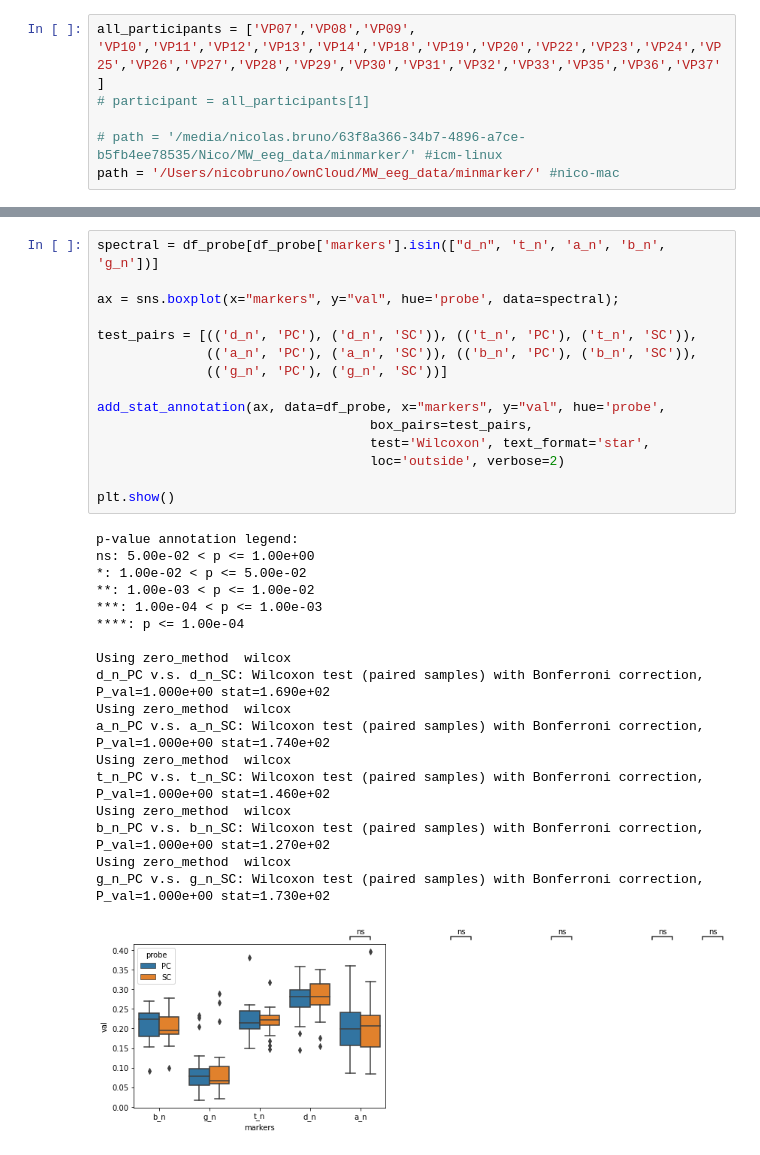
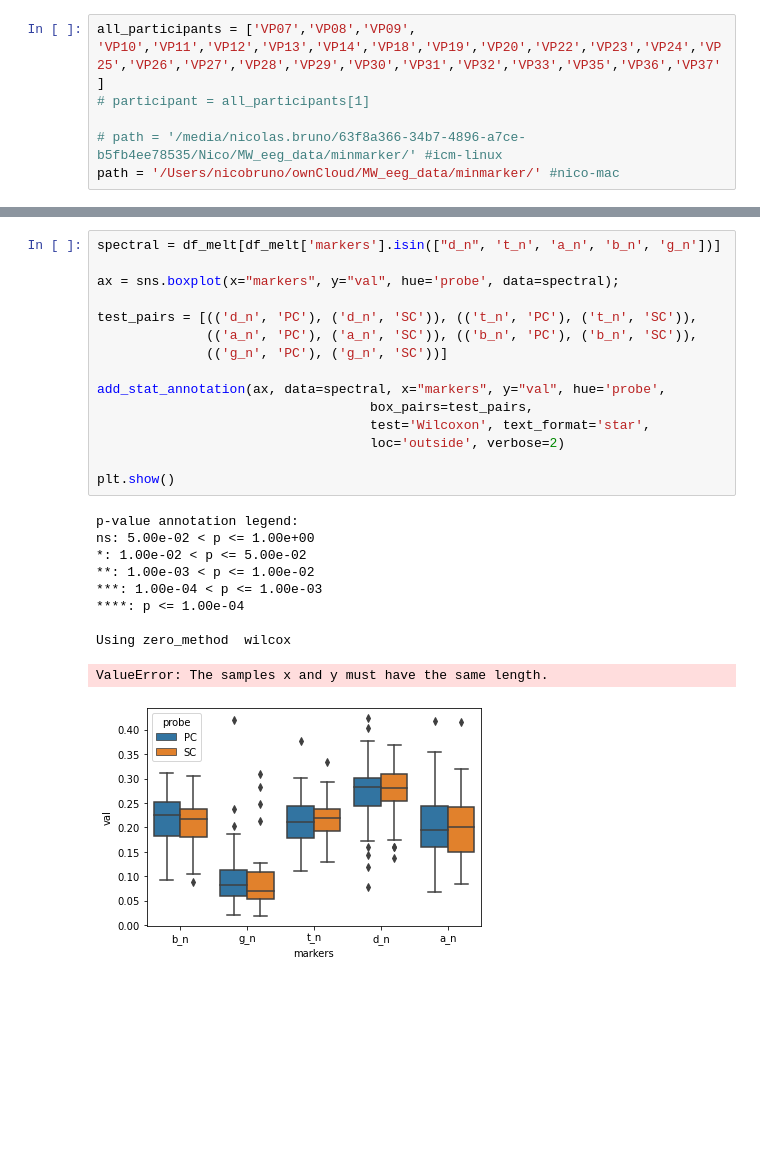
Before and after one commit to Nicobruno92/mw_markers_project, a Jupyter notebook: explore_markers.ipynb, the cells around one changed output, grey strips where cells are left out. Cells and saved outputs as stored; diff of their text form; blank space fills up the shorter version.

```diff
--- a/explore_markers.ipynb
+++ b/explore_markers.ipynb
@@ -69,37 +68,29 @@ plt.show()
 # %%
-spectral = df_probe[df_probe['markers'].isin(["d_n", 't_n', 'a_n', 'b_n', 'g_n'])]
+spectral = df_melt[df_melt['markers'].isin(["d_n", 't_n', 'a_n', 'b_n', 'g_n'])]
 
 ax = sns.boxplot(x="markers", y="val", hue='probe', data=spectral);
 
 test_pairs = [(('d_n', 'PC'), ('d_n', 'SC')), (('t_n', 'PC'), ('t_n', 'SC')),
               (('a_n', 'PC'), ('a_n', 'SC')), (('b_n', 'PC'), ('b_n', 'SC')),
               (('g_n', 'PC'), ('g_n', 'SC'))]
 
-add_stat_annotation(ax, data=df_probe, x="markers", y="val", hue='probe',
+add_stat_annotation(ax, data=spectral, x="markers", y="val", hue='probe',
                                    box_pairs=test_pairs,
                                    test='Wilcoxon', text_format='star',
                                    loc='outside', verbose=2)
 
 plt.show()
 # %% [output]
 p-value annotation legend:
 ns: 5.00e-02 < p <= 1.00e+00
 *: 1.00e-02 < p <= 5.00e-02
 **: 1.00e-03 < p <= 1.00e-02
 ***: 1.00e-04 < p <= 1.00e-03
 ****: p <= 1.00e-04
 
 Using zero_method  wilcox
-d_n_PC v.s. d_n_SC: Wilcoxon test (paired samples) with Bonferroni correction, P_val=1.000e+00 stat=1.690e+02
-Using zero_method  wilcox
-a_n_PC v.s. a_n_SC: Wilcoxon test (paired samples) with Bonferroni correction, P_val=1.000e+00 stat=1.740e+02
-Using zero_method  wilcox
-t_n_PC v.s. t_n_SC: Wilcoxon test (paired samples) with Bonferroni correction, P_val=1.000e+00 stat=1.460e+02
-Using zero_method  wilcox
-b_n_PC v.s. b_n_SC: Wilcoxon test (paired samples) with Bonferroni correction, P_val=1.000e+00 stat=1.270e+02
-Using zero_method  wilcox
-g_n_PC v.s. g_n_SC: Wilcoxon test (paired samples) with Bonferroni correction, P_val=1.000e+00 stat=1.730e+02
+ValueError: The samples x and y must have the same length.
-[figure, old version]
+[figure, new version]
 # %%
 markers = ['k', 'p_e', 'wSMI']
 
```
Also changed, not shown: parts of 5 cells of this notebook, 4 other files.
